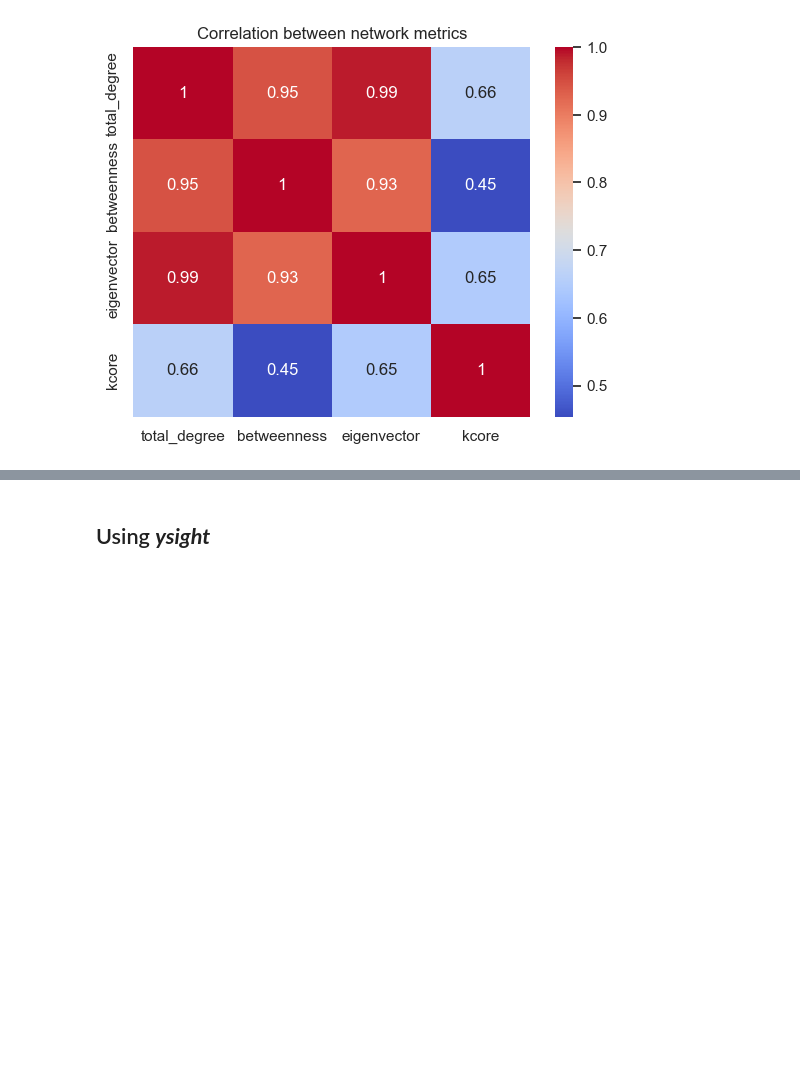
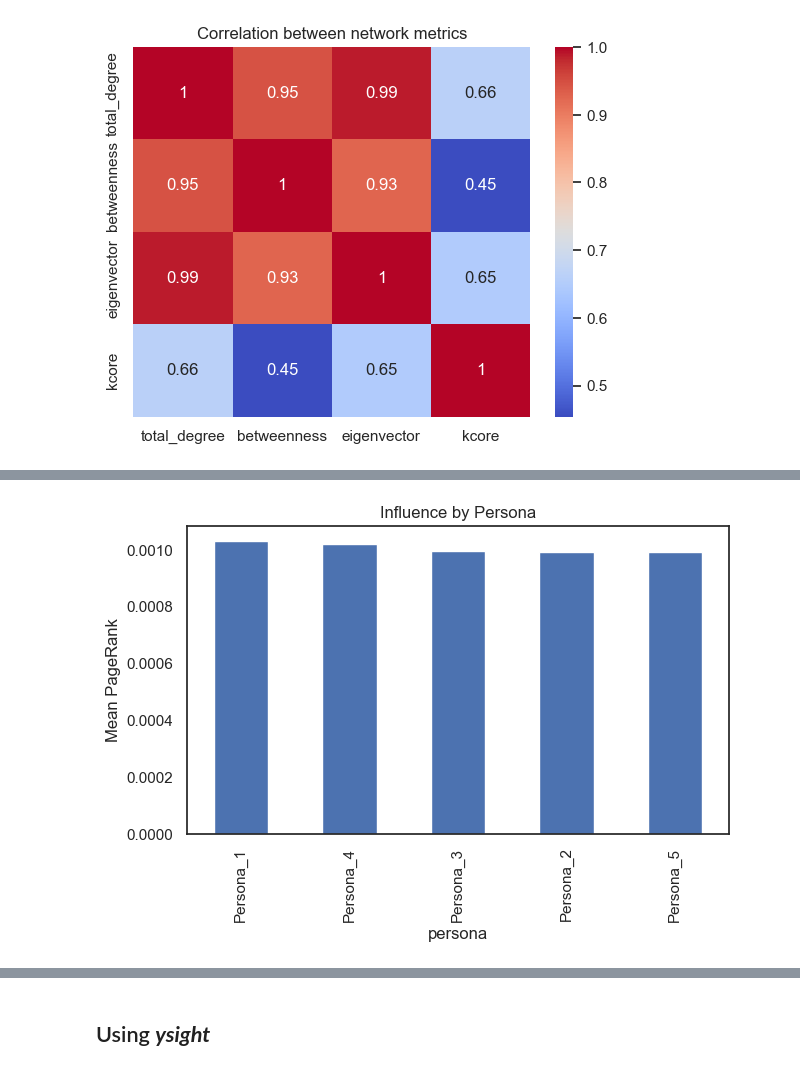
Before and after one commit to MagdalenaWilk/Personality-Driven_Behaviour_in_Synthetic_Social_Networks, a Jupyter notebook: analysis_1.ipynb, the cells around one changed output, grey strips where cells are left out. Drawn from its saved outputs; the diff is of its cells as text; code cells hidden in the pictures; blank space fills up the shorter version.

Commit message:
more data analysis

```diff
--- a/analysis_1.ipynb
+++ b/analysis_1.ipynb
@@ -1003,0 +1063,4 @@ Modularity score: 0.097
+# %%
+follow = pd.read_sql("SELECT * FROM follow;", conn)
+
+G_follow = nx.from_pandas_edgelist(follow, source="follower_id", target="user_id", create_using=nx.DiGraph())
@@ -1118,0 +1205,33 @@ Name: total_degree, dtype: float64
+# %%
+in_deg = dict(G_follow.in_degree())
+out_deg = dict(G_follow.out_degree())
+total_deg = dict(G_follow.degree())
+
+betweenness = nx.betweenness_centrality(G_follow, normalized=True)
+pagerank = nx.pagerank(G_follow, alpha=0.85)
+
+kcore = nx.core_number(G_follow.to_undirected())
+
+metrics = pd.DataFrame({
+    'node': list(G_follow.nodes()),
+    'persona': [G_follow.nodes[n].get('persona') for n in G_follow.nodes()],
+    'in_degree': [in_deg[n] for n in G_follow.nodes()],
+    'out_degree': [out_deg[n] for n in G_follow.nodes()],
+    'total_degree': [total_deg[n] for n in G_follow.nodes()],
+    'betweenness': [betweenness[n] for n in G_follow.nodes()],
+    'pagerank': [pagerank[n] for n in G_follow.nodes()],
+    'kcore': [kcore[n] for n in G_follow.nodes()]
+})
+# %%
+persona_summary = metrics.groupby('persona').agg(
+    n_nodes=('node', 'count'),
+    mean_in_degree=('in_degree', 'mean'),
+    mean_out_degree=('out_degree', 'mean'),
+    mean_total_degree=('total_degree', 'mean'),
+    mean_betweenness=('betweenness', 'mean'),
+    median_betweenness=('betweenness', 'median'),
+    mean_pagerank=('pagerank', 'mean'),
+    mean_kcore=('kcore', 'mean')
+).sort_values('mean_pagerank', ascending=False)
+
+persona_summary
@@ -1118,0 +1246,7 @@ Name: total_degree, dtype: float64
+# %%
+persona_summary['mean_pagerank'].plot(kind='bar', figsize=(7,4))
+plt.ylabel("Mean PageRank")
+plt.title("Influence by Persona")
+plt.show()
+# %% [output]
+[figure, added]
```
Also changed, not shown: parts of 27 cells of this notebook, 1 other file.
